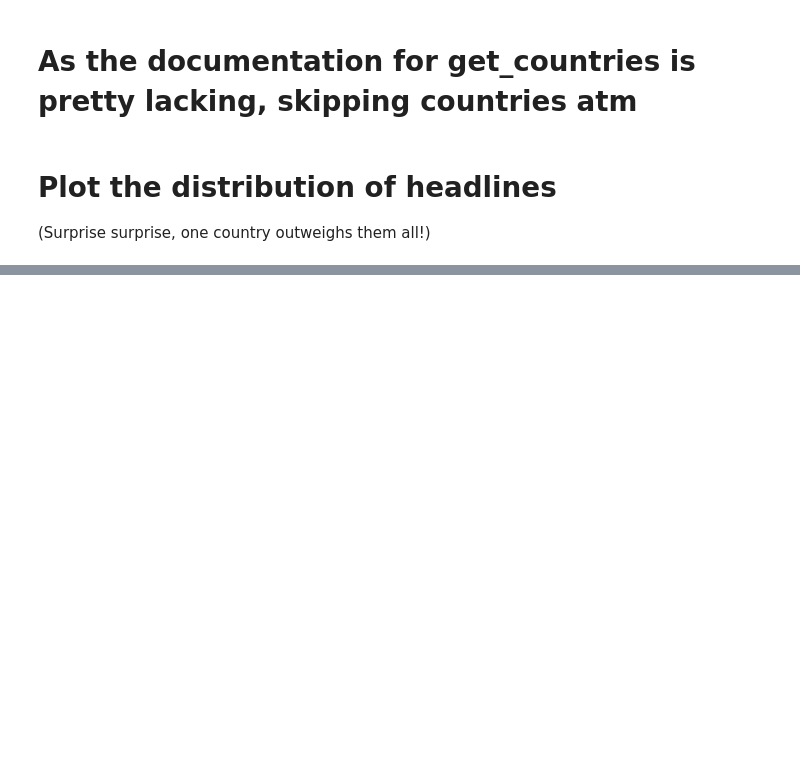
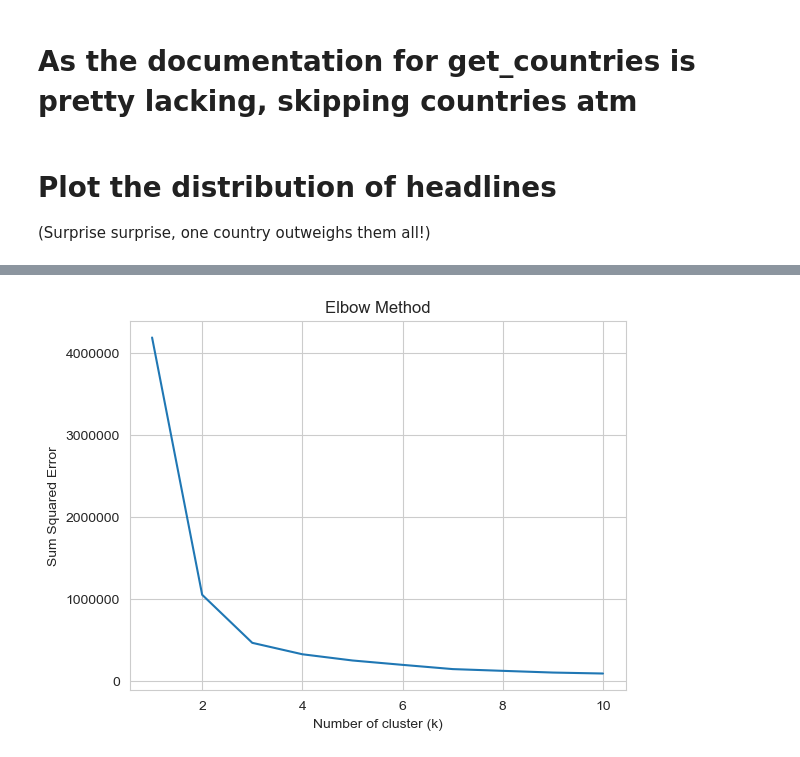
Before and after one commit to felixdellner/Discovering-Disease-Outbreaks-from-News-Headlines, a Jupyter notebook: solution.ipynb, the cells around one changed output, grey strips where cells are left out. Drawn from its saved outputs; the diff is of its cells as text; code cells hidden in the pictures; blank space fills up the shorter version.

Commit message:
added kmeans and geoplot

```diff
--- a/solution.ipynb
+++ b/solution.ipynb
@@ -202,5 +206,6 @@ for entry in df.index:
     if(len(df["countries"][entry]) > 0):
         df.at[entry,"country"] = df["countries"][entry][0]
 df = df.drop(['countries', 'cities'], axis=1)
+df.dropna(inplace=True)
 print(df.head())
 # %% [output]
@@ -240,0 +243,15 @@ df_plot.hvplot.bar(x="Country Code",y="Occurrences")
+# %%
+cluster_model = KMeans(n_clusters=3)
+
+list_long = df["longitude"]
+list_lat = df["latitude"]
+print(list_long.isnull().values.any())
+print(list_lat.isnull().values.any())
+list_long.dropna(inplace=True)
+list_lat.dropna(inplace=True)
+
+cluster_df = pd.concat([list_long,list_lat], axis=1, keys=["longitude", "latitude"])
+
+assigned_coordinates = cluster_model.fit_predict(cluster_df)
+df["cluster"] = assigned_coordinates
+print(df["cluster"])
@@ -240,0 +273,22 @@ df_plot.hvplot.bar(x="Country Code",y="Occurrences")
+# %%
+####
+#Running some standard elbow code - courtesy of https://jakevdp.github.io/PythonDataScienceHandbook/05.11-k-means.html
+sse = [] #SUM OF SQUARED ERROR
+for k in range(1,11):
+    km = KMeans(n_clusters=k, random_state=2)
+    km.fit(cluster_df)
+    sse.append(km.inertia_)
+# %%
+sns.set_style("whitegrid")
+g=sns.lineplot(x=range(1,11), y=sse)
+
+g.set(xlabel ="Number of cluster (k)",
+      ylabel = "Sum Squared Error",
+      title ='Elbow Method')
+
+plt.show()
+###
+
+#Slightly surprised that this gives 2-3?
+# %% [output]
+[figure, added]
```
Also changed, not shown: parts of 10 cells of this notebook.
